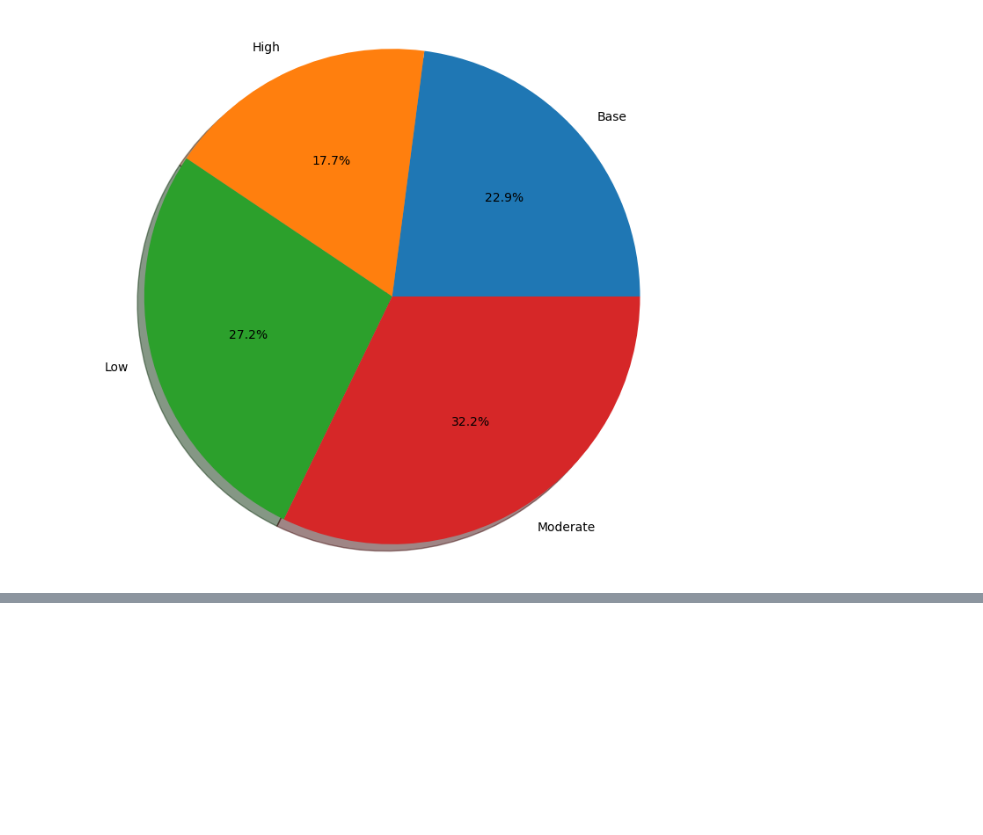
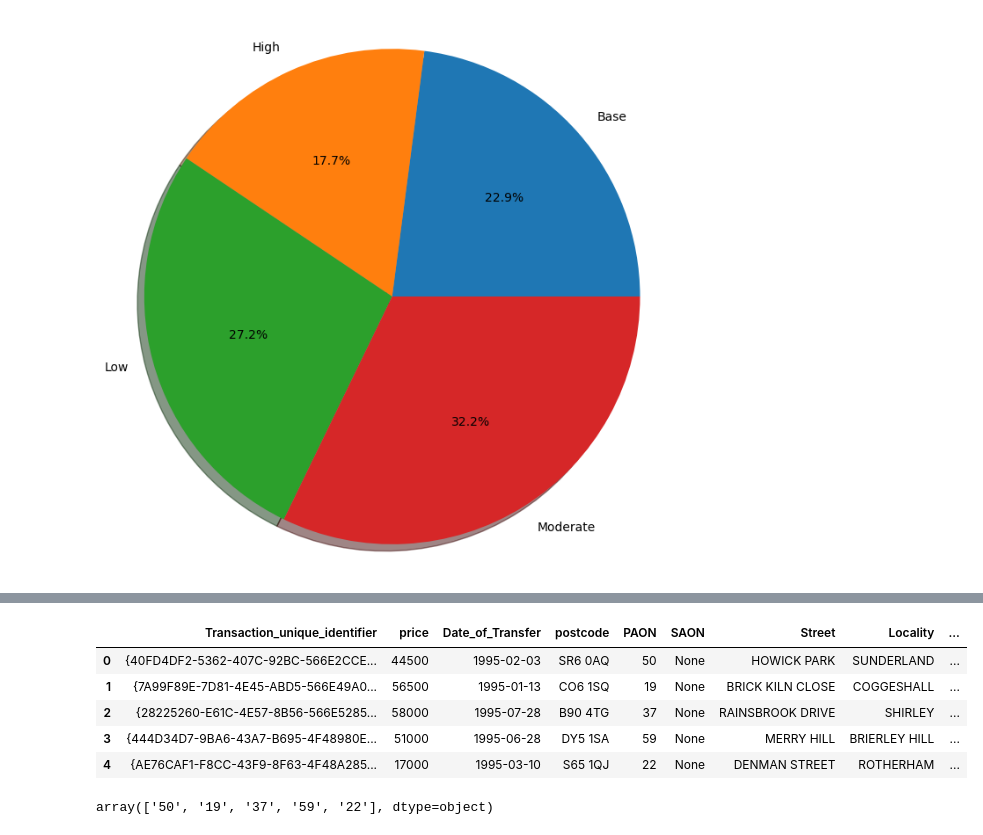
Before and after one commit to blackhat955/HousePriceFutureRangePrediction, a Jupyter notebook: Project_Raj_Durg.ipynb, the cells around one changed output, grey strips where cells are left out. Drawn from its saved outputs; the diff is of its cells as text; code cells hidden in the pictures; blank space fills up the shorter version.

```diff
--- a/Project_Raj_Durg.ipynb
+++ b/Project_Raj_Durg.ipynb
@@ -8,7 +8,7 @@ import matplotlib.pyplot as plt
 pd.set_option('display.max_columns', None)
 pd.set_option('display.max_rows', None)
 # %%
-df = pd.read_parquet(r'C:\Users\kumra\OneDrive\Desktop\Data Mining\Project 2023\202304.parquet')
+df = pd.read_parquet(r'/Users/ironfeast/Desktop/project/data/202304.parquet')
 df.head()
 # %% [output]
 |  | Transaction_unique_identifier | price | Date_of_Transfer | postcode | Property_Type | Old/New | Duration | PAON | ... |
@@ -203,7 +203,7 @@ df.head()
 | 4 | {AE76CAF1-F8CC-43F9-8F63-4F48A285... | 17000 | 1995-03-10 | S65 1QJ | T | N | L | 22 | ... |
 # %%
 df.loc[df.index[((round(df.price)>=5000)&(round(df.price)<80000))],'Flag']= 'Base'
-df.loc[ddff.index[((round(df.price)>=80000)&(round(df.price)<150000))],'Flag']= 'Low' # Low
+df.loc[df.index[((round(df.price)>=80000)&(round(df.price)<150000))],'Flag']= 'Low' # Low
 df.loc[df.index[((round(df.price)>=150000)&(round(df.price)<300000))],'Flag']= 'Moderate' # Moderate
 df.loc[df.index[((round(df.price)>=300000)&(round(df.price)<=10000000))],'Flag']= 'High' # High
 # %%
@@ -254,0 +314,8 @@ plt. show()
+# %%
+from sklearn.preprocessing import LabelEncoder
+
+label_encoder = LabelEncoder()
+df['Street_encoded'] = label_encoder.fit_transform(df['Street'])
+df['Locality_encoded'] = label_encoder.fit_transform(df['Locality'])
+df['Town/City_encoded'] = label_encoder.fit_transform(df['Town/City'])
+df['District_encoded'] = label_encoder.fit_transform(df['District'])
@@ -254,0 +331,15 @@ plt. show()
+# %%
+df = pd.get_dummies(df, columns=['Property_Type', 'Old/New', 'Duration', 'PPDCategory_Type'])
+
+df.head()
+# %% [output]
+|  | Transaction_unique_identifier | price | Date_of_Transfer | postcode | PAON | SAON | Street | Locality | ... |
+| 0 | {40FD4DF2-5362-407C-92BC-566E2CCE... | 44500 | 1995-02-03 | SR6 0AQ | 50 | None | HOWICK PARK | SUNDERLAND | ... |
+| 1 | {7A99F89E-7D81-4E45-ABD5-566E49A0... | 56500 | 1995-01-13 | CO6 1SQ | 19 | None | BRICK KILN CLOSE | COGGESHALL | ... |
+| 2 | {28225260-E61C-4E57-8B56-566E5285... | 58000 | 1995-07-28 | B90 4TG | 37 | None | RAINSBROOK DRIVE | SHIRLEY | ... |
+| 3 | {444D34D7-9BA6-43A7-B695-4F48980E... | 51000 | 1995-06-28 | DY5 1SA | 59 | None | MERRY HILL | BRIERLEY HILL | ... |
+| 4 | {AE76CAF1-F8CC-43F9-8F63-4F48A285... | 17000 | 1995-03-10 | S65 1QJ | 22 | None | DENMAN STREET | ROTHERHAM | ... |
+# %%
+df.PAON.unique()[:5]
+# %% [output]
+array(['50', '19', '37', '59', '22'], dtype=object)
```
Also changed, not shown: parts of 4 cells of this notebook.
